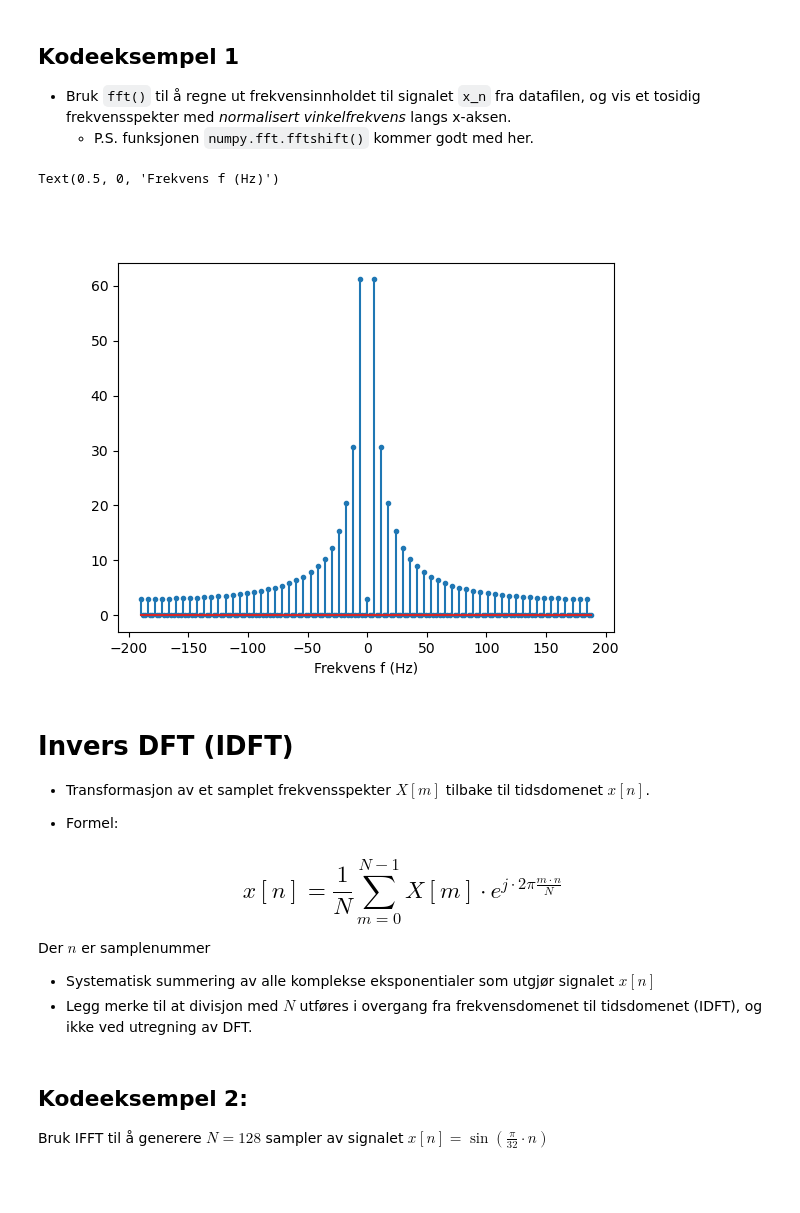
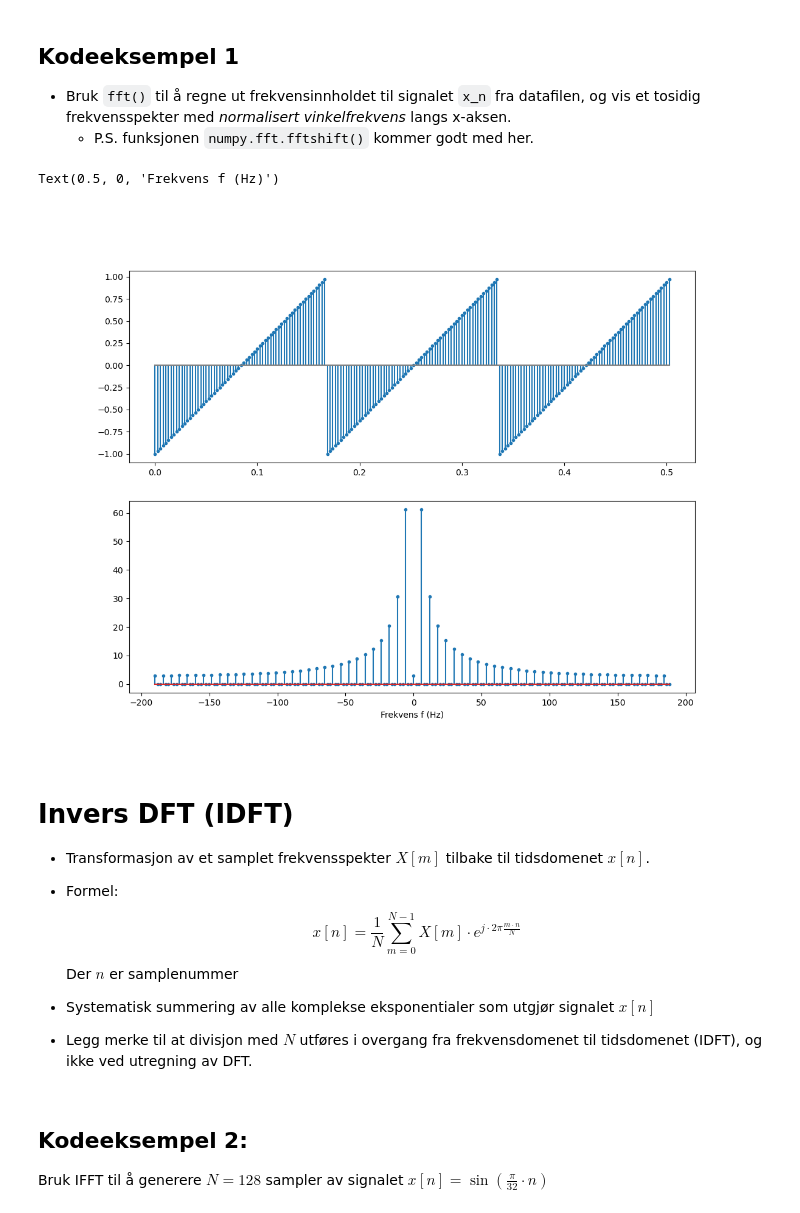
Before and after one commit to kaierih/AIS2201_Lecture_Notes, a Jupyter notebook: 06_Diskrét Fouriertransformasjon del2.ipynb, the cells around one changed output. Drawn from its saved outputs; the diff is of its cells as text; code cells hidden in the pictures; blank space fills up the shorter version.

```diff
--- a/06_Diskrét Fouriertransformasjon del2.ipynb
+++ b/06_Diskrét Fouriertransformasjon del2.ipynb
@@ -124,32 +124,39 @@ Gir:
     * P.S. funksjonen `numpy.fft.fftshift()` kommer godt med her.
 # %%
 from scipy.io import loadmat
+%matplotlib ipympl
 data = loadmat('Datafiler/06_DFT/06_DFT_data.mat', squeeze_me=True)
 
 x_n = data['x2_n']
 Fs = data['f_s']
 
 N = len(x_n)
+t_n = np.arange(N)/Fs
 
 X_m = np.fft.fft(x_n)
 X_m_shifted = np.fft.fftshift(X_m)
 
 m = np.arange(-N//2, N//2)
 f_m = Fs/N*m
 
-plt.close(1);plt.figure(1)
+plt.close(1);plt.figure(1, figsize=(12,9))
+plt.subplot(2,1,1)
+plt.stem(t_n, x_n, markerfmt='.', basefmt='grey')
+
+plt.subplot(2,1,2)
+
 plt.stem(f_m, abs(X_m_shifted), markerfmt='.')
 plt.xlabel("Frekvens f (Hz)")
 # %% [output]
 Text(0.5, 0, 'Frekvens f (Hz)')
-[figure, old version]
+[figure, new version]
 # %% [markdown]
 # Invers DFT (IDFT)
 
 * Transformasjon av et samplet frekvensspekter $X[m]$ tilbake til tidsdomenet $x[n]$.
 
 * Formel:
-## $$x[n] = \frac{1}{N}\sum_{m=0}^{N-1}X[m]\cdot e^{j\cdot 2\pi \frac{m\cdot n}{N}} $$
+$$x[n] = \frac{1}{N}\sum_{m=0}^{N-1}X[m]\cdot e^{j\cdot 2\pi \frac{m\cdot n}{N}} $$
 Der $n$ er samplenummer
 
 
```
Also changed, not shown: parts of 12 cells of this notebook, 3 other files.
